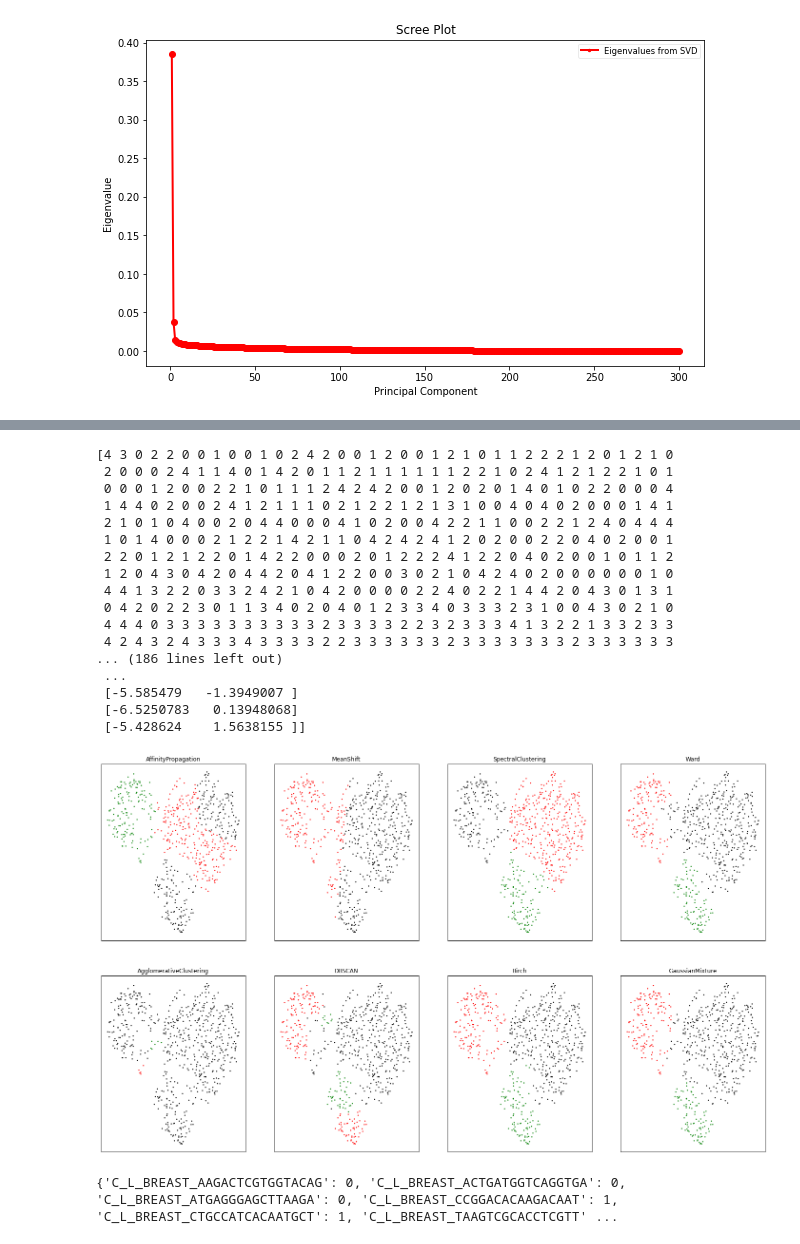
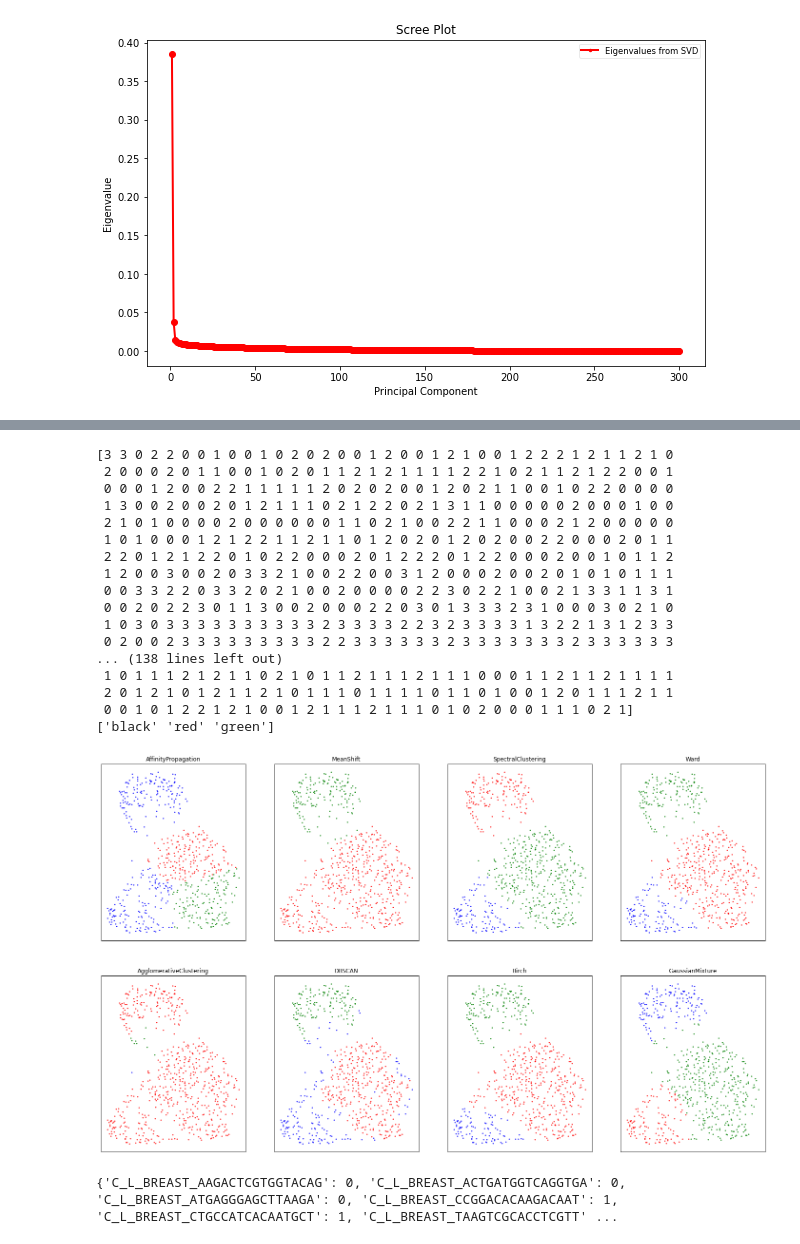
Before and after one commit to anastasia21112/science-fair-2020, a Jupyter notebook: Dataset 2 Clusters.ipynb, the cells around one changed output, grey strips where cells are left out. Saved outputs shown, nothing was run; the diff lists cells and outputs as text; code cells hidden in the pictures.

```diff
--- a/Dataset 2 Clusters.ipynb
+++ b/Dataset 2 Clusters.ipynb
@@ -107,6 +106,7 @@ pca = PCA(n_components=100)
 pca.fit(mat)
 mat_reduce=pca.transform(mat)
 true_indices = {}
+true_coords = {}
 with open('mat_reduce.txt', 'w') as f:
     for i in mat_reduce:
         f.write("%s\n" % i)
@@ -114,6 +114,7 @@ embedding = umap.UMAP(n_neighbors=10, min_dist=0.2, metric='euclidean').fit_tran
 print(len(embedding))
 for i in range (0, len(embedding)):
     true_indices.update({str(embedding[i]):cells[i]})
+    true_coords.update({cells[i]:embedding[i]})
 print(true_indices)
 with open('embedding.txt', 'w') as f:
     for e in embedding:
@@ -149,54 +150,63 @@ clustering_algorithms = (
     ('GaussianMixture', gmm))
 #now plot everything
 f, ax = plt.subplots(2, 4, figsize=(25,15))
 for idx, (name, algorithm) in enumerate(clustering_algorithms):
     algorithm.fit(embedding)
     if hasattr(algorithm, 'labels_'):
         y_pred = algorithm.labels_.astype(np.int)
     else:
         y_pred = algorithm.predict(embedding)
+    print(y_pred)
     colors = np.array(list(islice(cycle(['black', 'red', 'green']),
                                     int(max(y_pred) + 1))))
+    print(colors)
         # add black color for outliers (if any)
 
     colors = np.append(colors, ["#000000"])
-    ax[idx//4, idx%4].scatter(embedding[:, 0], embedding[:, 1], s=2, color=colors[y_pred])
+    for i in range(len(embedding)):
+        if y_pred[i] == 0:
+            color = 'red'
+        elif y_pred[i] == 1:
+            color = 'green'
+        else:
+            color = 'blue'
+        ax[idx//4, idx%4].scatter(embedding[i:i+1, 0], embedding[i:i+1, 1], s=2, color=color)
     #ax[idx//4, idx%4].xlim(-2.5, 2.5)
     #ax[idx//4, idx%4].ylim(-2.5, 2.5)
     ax[idx//4, idx%4].set_xticks(())
     ax[idx//4, idx%4].set_yticks(())
     ax[idx//4, idx%4].set_title(name)
     #Store the labels
     if hasattr(algorithm, 'labels_'):
         labels = algorithm.labels_
     else:
         labels = algorithm.predict(embedding)
-    print(labels)
+    #print(labels)
     #Then get the frequency count of the non-negative labels
     counts = np.bincount(labels[labels>=0])
    # print('{}'.format(name))
    # print(counts)
-    print(embedding)
+    #print(embedding)
 plt.savefig('All Clusters.png')
 # %% [output]
-[4 3 0 2 2 0 0 1 0 0 1 0 2 4 2 0 0 1 2 0 0 1 2 1 0 1 1 2 2 2 1 2 0 1 2 1 0
- 2 0 0 0 2 4 1 1 4 0 1 4 2 0 1 1 2 1 1 1 1 1 1 2 2 1 0 2 4 1 2 1 2 2 1 0 1
- 0 0 0 1 2 0 0 2 2 1 0 1 1 1 2 4 2 4 2 0 0 1 2 0 2 0 1 4 0 1 0 2 2 0 0 0 4
- 1 4 4 0 2 0 0 2 4 1 2 1 1 1 0 2 1 2 2 1 2 1 3 1 0 0 4 0 4 0 2 0 0 0 1 4 1
- 2 1 0 1 0 4 0 0 2 0 4 4 0 0 0 4 1 0 2 0 0 4 2 2 1 1 0 0 2 2 1 2 4 0 4 4 4
- 1 0 1 4 0 0 0 2 1 2 2 1 4 2 1 1 0 4 2 4 2 4 1 2 0 2 0 0 2 2 0 4 0 2 0 0 1
- 2 2 0 1 2 1 2 2 0 1 4 2 2 0 0 0 2 0 1 2 2 2 4 1 2 2 0 4 0 2 0 0 1 0 1 1 2
- 1 2 0 4 3 0 4 2 0 4 4 2 0 4 1 2 2 0 0 3 0 2 1 0 4 2 4 0 2 0 0 0 0 0 0 1 0
- 4 4 1 3 2 2 0 3 3 2 4 2 1 0 4 2 0 0 0 0 2 2 4 0 2 2 1 4 4 2 0 4 3 0 1 3 1
- 0 4 2 0 2 2 3 0 1 1 3 4 0 2 0 4 0 1 2 3 3 4 0 3 3 3 2 3 1 0 0 4 3 0 2 1 0
- 4 4 4 0 3 3 3 3 3 3 3 3 3 3 2 3 3 3 3 2 2 3 2 3 3 3 4 1 3 2 2 1 3 3 2 3 3
- 4 2 4 3 2 4 3 3 3 4 3 3 3 3 2 2 3 3 3 3 3 3 2 3 3 3 3 3 3 3 2 3 3 3 3 3 3
-... (186 lines left out)
- ...
- [-5.585479   -1.3949007 ]
- [-6.5250783   0.13948068]
- [-5.428624    1.5638155 ]]
+[3 3 0 2 2 0 0 1 0 0 1 0 2 0 2 0 0 1 2 0 0 1 2 1 0 0 1 2 2 2 1 2 1 1 2 1 0
+ 2 0 0 0 2 0 1 1 0 0 1 0 2 0 1 1 2 1 2 1 1 1 1 2 2 1 0 2 1 1 2 1 2 2 0 0 1
+ 0 0 0 1 2 0 0 2 2 1 1 1 1 1 2 0 2 0 2 0 0 1 2 0 2 1 1 0 0 1 0 2 2 0 0 0 0
+ 1 3 0 0 2 0 0 2 0 1 2 1 1 1 0 2 1 2 2 0 2 1 3 1 1 0 0 0 0 0 2 0 0 0 1 0 0
+ 2 1 0 1 0 0 0 0 2 0 0 0 0 0 0 1 1 0 2 1 0 0 2 2 1 1 0 0 0 2 1 2 0 0 0 0 0
+ 1 0 1 0 0 0 1 2 1 2 2 1 1 2 1 1 0 1 2 0 2 0 1 2 0 2 0 0 2 2 0 0 0 2 0 1 1
+ 2 2 0 1 2 1 2 2 0 1 0 2 2 0 0 0 2 0 1 2 2 2 0 1 2 2 0 0 0 2 0 0 1 0 1 1 2
+ 1 2 0 0 3 0 0 2 0 3 3 2 1 0 0 2 2 0 0 3 1 2 0 0 0 2 0 0 2 0 1 0 1 0 1 1 1
+ 0 0 3 3 2 2 0 3 3 2 0 2 1 0 0 2 0 0 0 0 2 2 3 0 2 2 1 0 0 2 1 3 3 1 1 3 1
+ 0 0 2 0 2 2 3 0 1 1 3 0 0 2 0 0 0 2 2 0 3 0 1 3 3 3 2 3 1 0 0 0 3 0 2 1 0
+ 1 0 3 0 3 3 3 3 3 3 3 3 3 3 2 3 3 3 3 2 2 3 2 3 3 3 3 1 3 2 2 1 3 1 2 3 3
+ 0 2 0 0 2 3 3 3 3 3 3 3 3 3 2 2 3 3 3 3 3 3 2 3 3 3 3 3 3 3 2 3 3 3 3 3 3
+... (138 lines left out)
+ 1 0 1 1 1 2 1 2 1 1 0 2 1 0 1 1 2 1 1 1 2 1 1 1 0 0 0 1 1 2 1 1 2 1 1 1 1
+ 2 0 1 2 1 0 1 2 1 1 2 1 0 1 1 1 0 1 1 1 1 0 1 1 0 1 0 0 1 2 0 1 1 1 2 1 1
+ 0 0 1 0 1 2 2 1 2 1 0 0 1 2 1 1 1 2 1 1 1 0 1 0 2 0 0 0 1 1 1 0 2 1]
+['black' 'red' 'green']
-[figure, old version]
+[figure, new version]
 # %%
 '''birch.fit(embedding)
 birch_coords = {}
```
Also changed, not shown: parts of 6 cells of this notebook, 21 other files.
